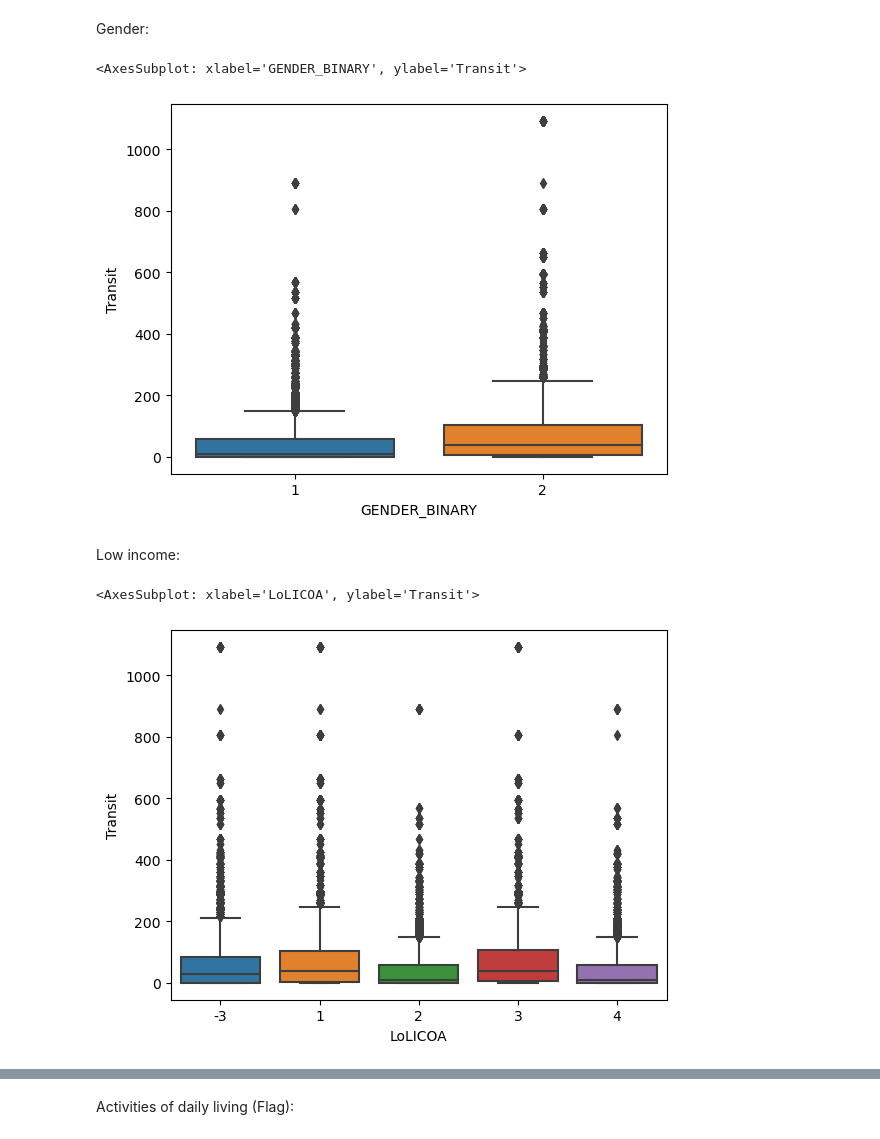
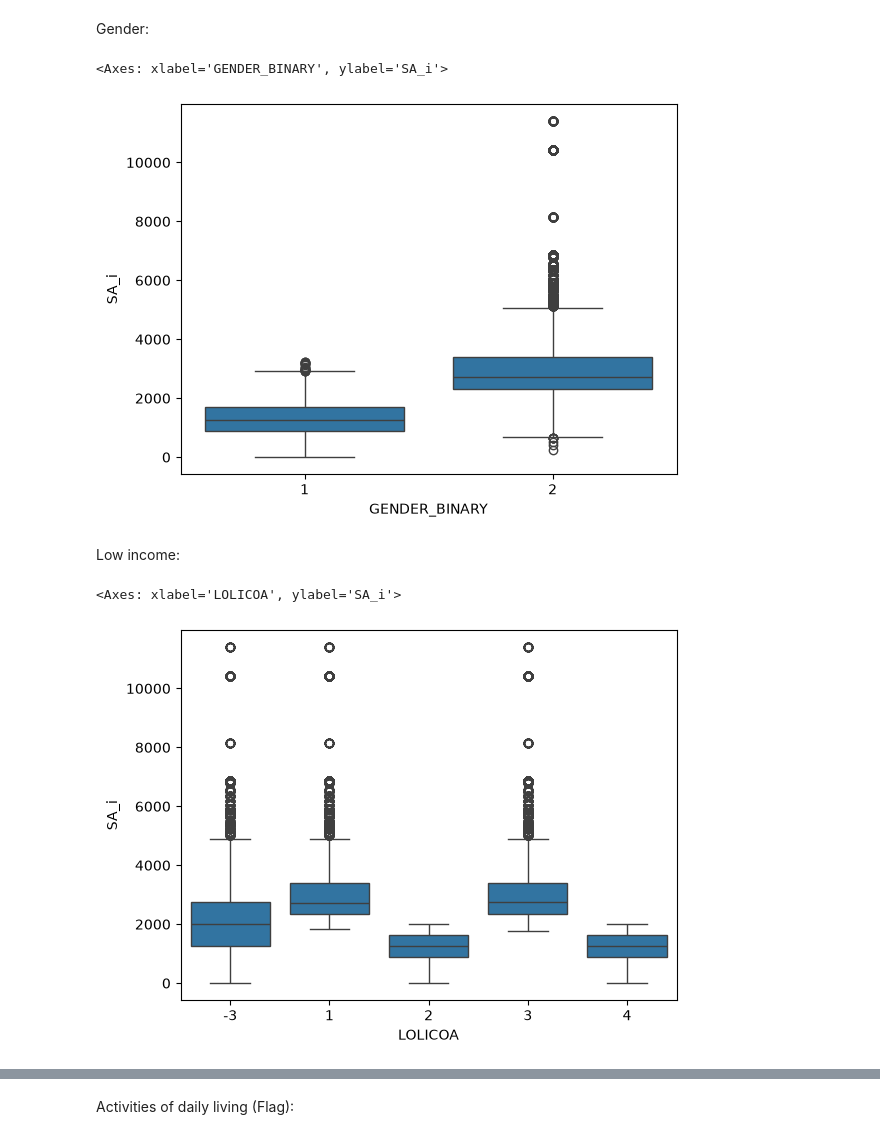
Before and after one commit to dias-bruno/CommuteCA, a Jupyter notebook: data-raw/make-data/01_test_data/02-Census-Test-Data-Toronto.ipynb, the cells around one changed output, grey strips where cells are left out. Saved outputs shown, nothing was run; the diff lists cells and outputs as text; code cells hidden in the pictures.

```diff
--- a/data-raw/make-data/01_test_data/02-Census-Test-Data-Toronto.ipynb
+++ b/data-raw/make-data/01_test_data/02-Census-Test-Data-Toronto.ipynb
@@ -182,6 +163,0 @@ census_GTAH
-# %%
-census_GTAH['CTUID'] = census_GTAH['CTUID'].astype(str)
-SA_mode_wide['CTUID'] = SA_mode_wide['CTUID'].astype(str)
-
-census_GTAH_sa = census_GTAH.merge(SA_mode_wide, on='CTUID', how='left')
-census_GTAH_sa.dropna(subset=['Transit'], inplace=True)
@@ -189,0 +164,2 @@ census_GTAH_sa = census_GTAH_sa.reset_index(drop=True)
+# %%
+census_toronto_sa = census_toronto_CT.merge(SA_general, right_on= 'from_id', left_on='CTUID', how = 'left').fillna(0).merge(SA_mode_wide, right_on= 'from_id', left_on='CTUID', how = 'left').fillna(0)
@@ -197,8 +189,8 @@ Age:
 maximum = 120
 minimum = 1
 
-samples = np.random.beta(a=2, b=4, size=len(census_GTAH_sa))
+samples = np.random.beta(a=2, b=4, size=len(census_toronto_sa))
 scaled = samples * (maximum - 1) + 1
 scaled = scaled.astype(int)
 
-census_GTAH_sa['AGE'] = scaled
+census_toronto_sa['AGE'] = scaled
@@ -221,14 +213,14 @@ census_GTAH_sa
 # %% [markdown]
 Gender:
 # %%
-centered = census_GTAH_sa['Car-motor'] - census_GTAH_sa['Car-motor'].median()
+centered = census_toronto_sa['SA_i'] - census_toronto_sa['SA_i'].median()
 prob_gender_1 = 1 - expit(-centered * 0.005)
-census_GTAH_sa['GENDER_BINARY'] = np.random.binomial(1, prob_gender_1) + 1
+census_toronto_sa['GENDER_BINARY'] = np.random.binomial(1, prob_gender_1) + 1
 # %%
-sns.boxplot(data=census_GTAH_sa, x='GENDER_BINARY', y='Transit')
+sns.boxplot(data=census_toronto_sa, x='GENDER_BINARY', y='SA_i')
 # %% [output]
-<AxesSubplot: xlabel='GENDER_BINARY', ylabel='Transit'>
+<Axes: xlabel='GENDER_BINARY', ylabel='SA_i'>
-[figure, old version]
+[figure, new version]
 # %% [markdown]
 Low income:
 # %%
@@ -262,8 +254,8 @@ census_GTAH_sa['LoLICOA'] = LoLICOA
 # %%
-sns.boxplot(data=census_GTAH_sa, x='LoLICOA', y='Transit')
+sns.boxplot(data=census_toronto_sa, x='LOLICOA', y='SA_i')
 # %% [output]
-<AxesSubplot: xlabel='LoLICOA', ylabel='Transit'>
+<Axes: xlabel='LOLICOA', ylabel='SA_i'>
-[figure, old version]
+[figure, new version]
 # %%
 prob_high = expit(centered * 0.0065)
 prob_low = expit(-centered * 0.0065)
```
Also changed, not shown: parts of 83 cells of this notebook, 5 other files.
